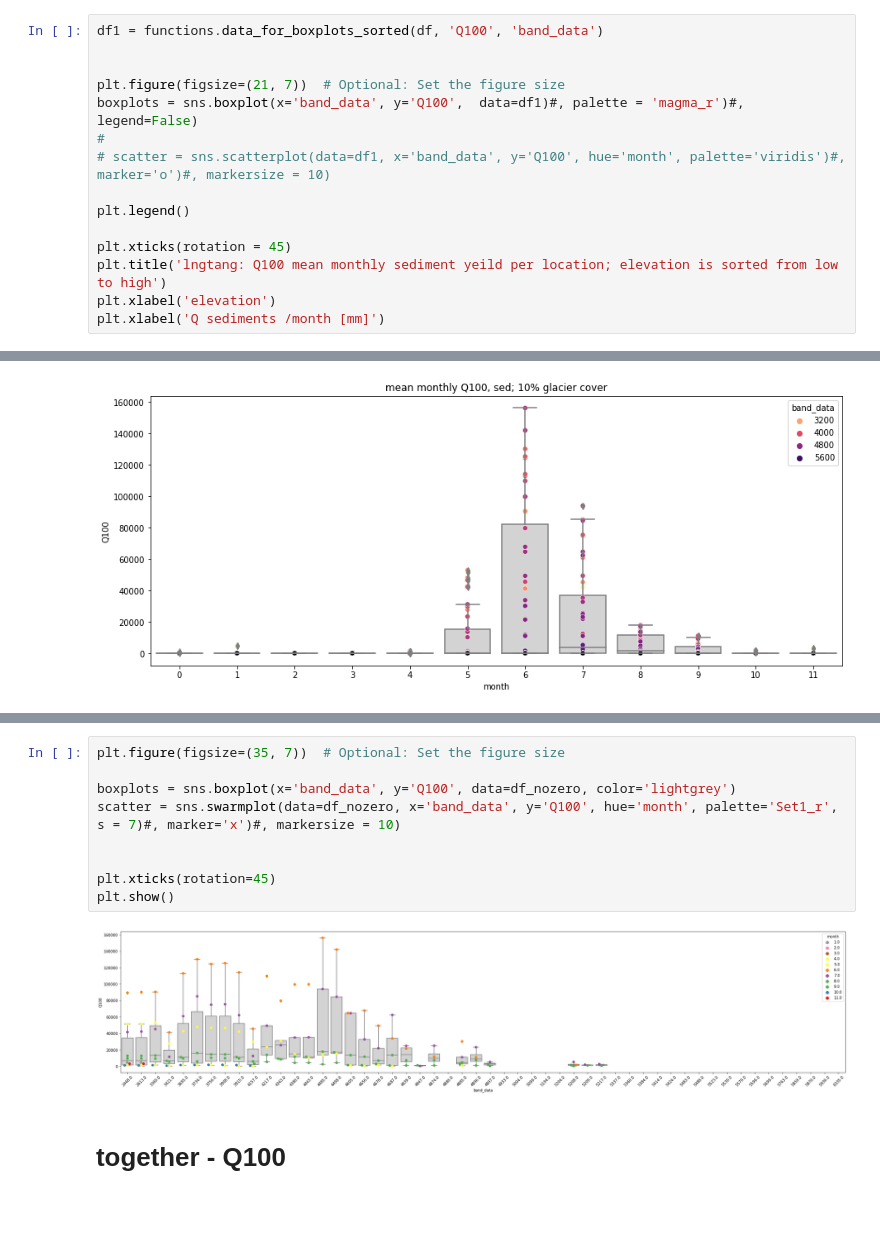
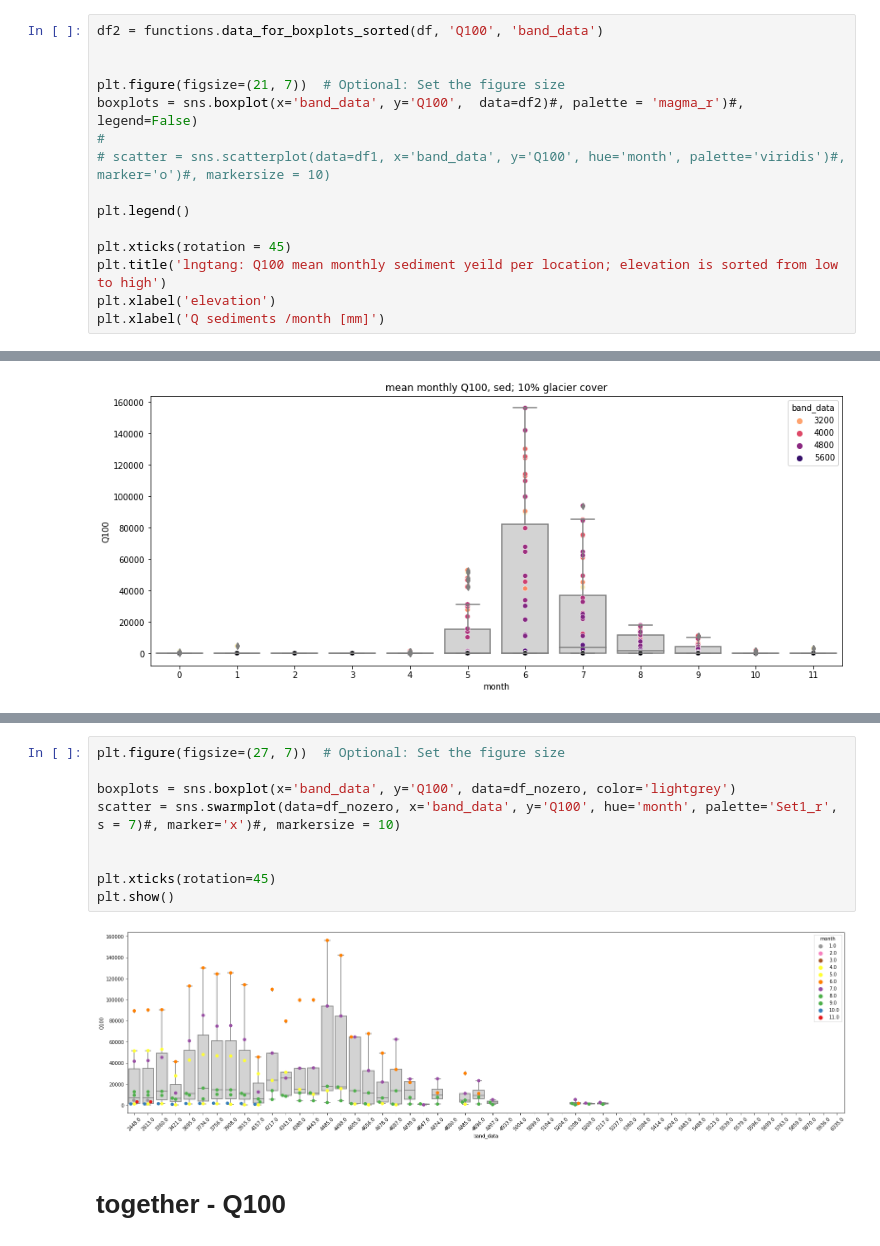
Before and after one commit to varyabazilova/sedcas_sediments_hma, a Jupyter notebook: 202405_modelruns/magnitude_frequency.ipynb, the cells around one changed output, grey strips where cells are left out. Drawn from its saved outputs; the diff is of its cells as text; blank space fills up the shorter version.

```diff
--- a/202405_modelruns/magnitude_frequency.ipynb
+++ b/202405_modelruns/magnitude_frequency.ipynb
@@ -392,11 +417,11 @@ df1
 | 623 | 38b | 6335.0 | 11 | 0.000000 |
 624 rows × 4 columns
 # %%
-df1 = functions.data_for_boxplots_sorted(df, 'Q100', 'band_data')
+df2 = functions.data_for_boxplots_sorted(df, 'Q100', 'band_data')
 
 
 plt.figure(figsize=(21, 7))  # Optional: Set the figure size
-boxplots = sns.boxplot(x='band_data', y='Q100',  data=df1)#, palette = 'magma_r')#, legend=False)
+boxplots = sns.boxplot(x='band_data', y='Q100',  data=df2)#, palette = 'magma_r')#, legend=False)
 #
 # scatter = sns.scatterplot(data=df1, x='band_data', y='Q100', hue='month', palette='viridis')#, marker='o')#, markersize = 10)
 
@@ -467,14 +482,14 @@ Text(0.5, 1.0, 'mean monthly Q100 (no zeros), sed; 10% glacier cover')
 # %%
-plt.figure(figsize=(35, 7))  # Optional: Set the figure size
+plt.figure(figsize=(27, 7))  # Optional: Set the figure size
 
 boxplots = sns.boxplot(x='band_data', y='Q100', data=df_nozero, color='lightgrey')
 scatter = sns.swarmplot(data=df_nozero, x='band_data', y='Q100', hue='month', palette='Set1_r', s = 7)#, marker='x')#, markersize = 10)
 
 
 plt.xticks(rotation=45)
 plt.show()
 # %% [output]
-[figure, old version]
+[figure, new version]
 # %% [markdown]
 # together - Q100
 # %%
```
Also changed, not shown: parts of 10 cells of this notebook, 1 other file.
